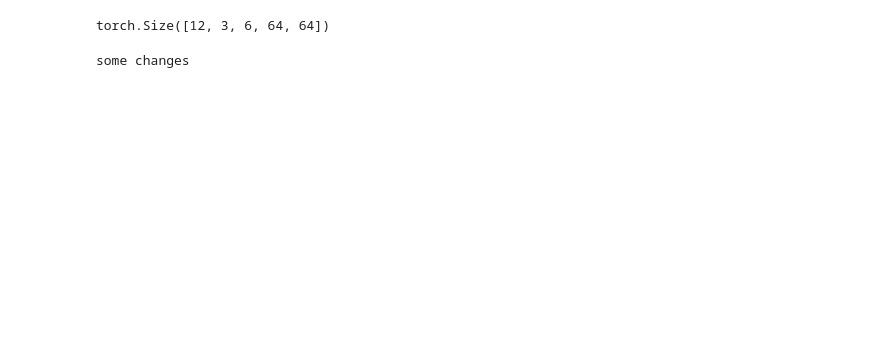
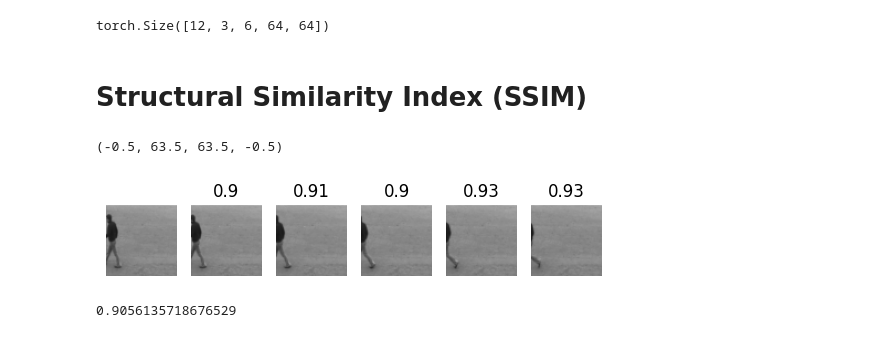
Before and after one commit to SanketJadhav7d3/Future-Frame-Prediction, a Jupyter notebook: GAN_for_future_prediction_FutureGan.ipynb, the cells around one changed output. Saved outputs shown, nothing was run; the diff lists cells and outputs as text; code cells hidden in the pictures; blank space fills up the shorter version.

Commit message:
Consistency loss using SSIM

```diff
--- a/GAN_for_future_prediction_FutureGan.ipynb
+++ b/GAN_for_future_prediction_FutureGan.ipynb
@@ -539,8 +579,5 @@ Sequential(
 net_g(inputs.permute(0, 2, 1, 3, 4).float()).shape
 # %% [output]
 torch.Size([12, 3, 6, 64, 64])
-# %%
-# some changes
-print("some changes")
-# %% [output]
-some changes
+# %% [markdown]
+# Structural Similarity Index (SSIM)
@@ -546,0 +586,27 @@ some changes
+# %%
+slice_ = inputs[5]
+consistency = []
+
+curr_frame = slice_[0].permute(1, 2, 0).numpy()
+next_frame = slice_[1].permute(1, 2, 0).numpy()
+
+ax = plt.subplot(1, 6, 1)
+ax.imshow(curr_frame)
+plt.axis('off')
+
+for i in range(1, 5):
+  curr_frame = slice_[i].permute(1, 2, 0).numpy()
+  next_frame = slice_[i+1].permute(1, 2, 0).numpy()
+  consistency.append(ssim(curr_frame, next_frame, data_range=next_frame.max() - next_frame.min(), win_size=3))
+  ax = plt.subplot(1, 6, i+1)
+  ax.imshow(curr_frame)
+  ax.set_title(round(consistency[-1], 2))
+  ax.axis('off')
+
+ax = plt.subplot(1, 6, 6)
+ax.imshow(next_frame)
+ax.set_title(round(consistency[-1], 2))
+ax.axis('off')
+# %% [output]
+(-0.5, 63.5, 63.5, -0.5)
+[figure, added]
@@ -546,0 +631,4 @@ some changes
+# %%
+ConsistencyLoss()(slice_)
+# %% [output]
+0.9056135718676529
```
Also changed, not shown: parts of 4 cells of this notebook.
